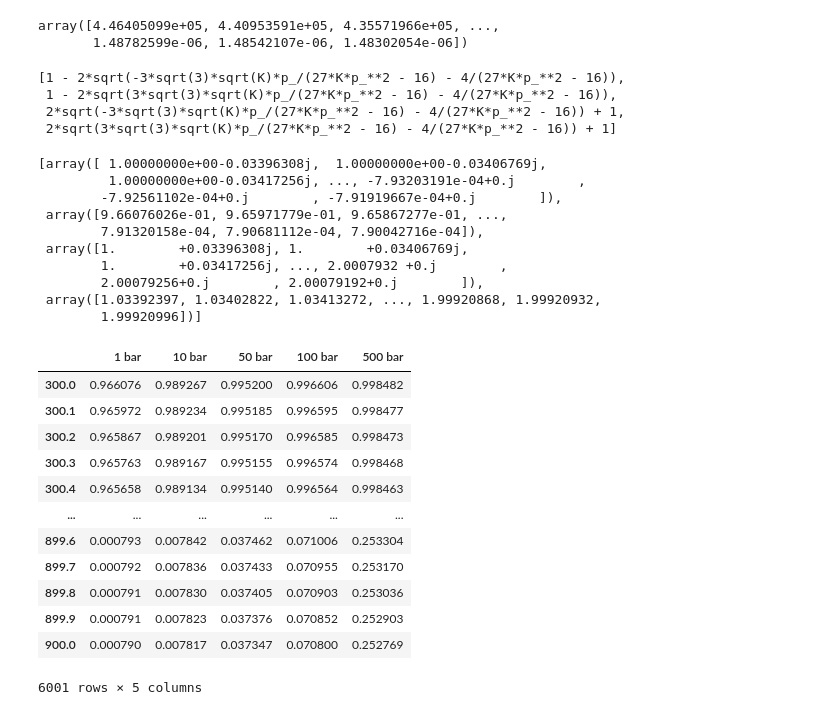
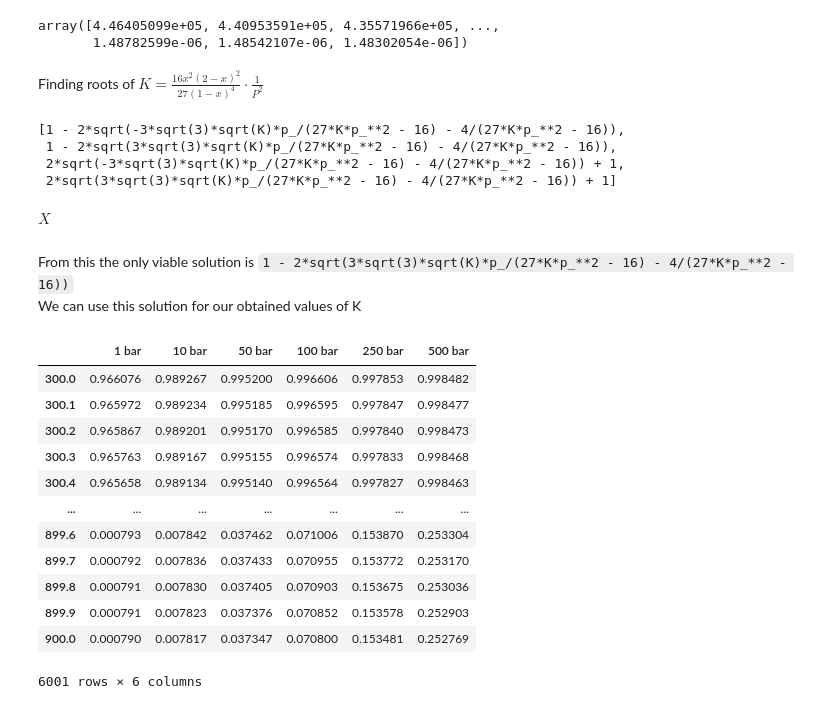
Before and after one commit to abhirup-roy/thermo, a Jupyter notebook: haber_eqbm_conv.ipynb, the cells around one changed output. Drawn from its saved outputs; the diff is of its cells as text; code cells hidden in the pictures.

```diff
--- a/haber_eqbm_conv.ipynb
+++ b/haber_eqbm_conv.ipynb
@@ -145,7 +161,7 @@ K (>500K): exp(0.120279047389945*(-2.6977935e-9*Tf**4 + 1.88172976666667e-5*Tf**
 # %%
 # Declaring temperature and pressure ranges
-T_vals = [i / 10.0 for i in range(3000, 9001, 1)]
-P = np.array([1, 10, 50, 100, 500]) # Pressures in Ba
+T_vals = np.linspace(300,900, 6001) # K
+P = np.array([1, 10, 50, 100, 250, 500]) # Ba
 
 
 K = list()
@@ -160,6 +176,8 @@ K
 # %% [output]
 array([4.46405099e+05, 4.40953591e+05, 4.35571966e+05, ...,
        1.48782599e-06, 1.48542107e-06, 1.48302054e-06])
+# %% [markdown]
+Finding roots of $ K = \frac{16x^2(2-x)^2}{27(1-x)^4}\cdot\frac{1}{P^2}$
 # %%
 # Solving conversion expression
 K_, P_, X_ = sym.symbols("K p_ X")
@@ -175,7 +193,7 @@ sols
 # Testing solutions for 1 bar
 p_ = P[0]
 
-X_  = [
+X  = [
     1 - 2*np.emath.sqrt(-3*np.emath.sqrt(3)*np.emath.sqrt(K)*p_/(27*K*p_**2 - 16) - 4/(27*K*p_**2 - 16)),
     1 - 2*np.emath.sqrt(3*np.emath.sqrt(3)*np.emath.sqrt(K)*p_/(27*K*p_**2 - 16) - 4/(27*K*p_**2 - 16)), #only real and viable solution
     2*np.emath.sqrt(-3*np.emath.sqrt(3)*np.emath.sqrt(K)*p_/(27*K*p_**2 - 16) - 4/(27*K*p_**2 - 16)) + 1,
@@ -184,42 +202,36 @@ X_  = [
 
 X_
 # %% [output]
-[array([ 1.00000000e+00-0.03396308j,  1.00000000e+00-0.03406769j,
-         1.00000000e+00-0.03417256j, ..., -7.93203191e-04+0.j        ,
-        -7.92561102e-04+0.j        , -7.91919667e-04+0.j        ]),
- array([9.66076026e-01, 9.65971779e-01, 9.65867277e-01, ...,
-        7.91320158e-04, 7.90681112e-04, 7.90042716e-04]),
- array([1.        +0.03396308j, 1.        +0.03406769j,
-        1.        +0.03417256j, ..., 2.0007932 +0.j        ,
-        2.00079256+0.j        , 2.00079192+0.j        ]),
- array([1.03392397, 1.03402822, 1.03413272, ..., 1.99920868, 1.99920932,
-        1.99920996])]
+$\displaystyle X$
+# %% [markdown]
+From this the only viable solution is `1 - 2*sqrt(3*sqrt(3)*sqrt(K)*p_/(27*K*p_**2 - 16) - 4/(27*K*p_**2 - 16))`
+We can use this solution for our obtained values of K
 # %%
 # using viable calculation for calculating final conversion
 x = [1 - 2*np.sqrt(3*np.sqrt(3)*np.sqrt(K)*p/(27*K*p**2 - 16) - 4/(27*K*p**2 - 16)) for p in P]
 
 
-df = (
+df_ideal = (
     pd.DataFrame(x)
     .transpose()
 )
 
-df.index = T_vals
-df.rename_axis("Temperature")
-df.columns = ["1 bar", "10 bar", "50 bar", "100 bar", "500 bar"]
+df_ideal.index = T_vals
+df_ideal.rename_axis("Temperature")
+df_ideal.columns = ["1 bar", "10 bar", "50 bar", "100 bar", "250 bar", "500 bar"]
 
-df
+df_ideal
 # %% [output]
-|  | 1 bar | 10 bar | 50 bar | 100 bar | 500 bar |
-| 300.0 | 0.966076 | 0.989267 | 0.995200 | 0.996606 | 0.998482 |
-| 300.1 | 0.965972 | 0.989234 | 0.995185 | 0.996595 | 0.998477 |
-| 300.2 | 0.965867 | 0.989201 | 0.995170 | 0.996585 | 0.998473 |
-| 300.3 | 0.965763 | 0.989167 | 0.995155 | 0.996574 | 0.998468 |
-| 300.4 | 0.965658 | 0.989134 | 0.995140 | 0.996564 | 0.998463 |
-| ... | ... | ... | ... | ... | ... |
-| 899.6 | 0.000793 | 0.007842 | 0.037462 | 0.071006 | 0.253304 |
-| 899.7 | 0.000792 | 0.007836 | 0.037433 | 0.070955 | 0.253170 |
-| 899.8 | 0.000791 | 0.007830 | 0.037405 | 0.070903 | 0.253036 |
-| 899.9 | 0.000791 | 0.007823 | 0.037376 | 0.070852 | 0.252903 |
-| 900.0 | 0.000790 | 0.007817 | 0.037347 | 0.070800 | 0.252769 |
+|  | 1 bar | 10 bar | 50 bar | 100 bar | 250 bar | 500 bar |
+| 300.0 | 0.966076 | 0.989267 | 0.995200 | 0.996606 | 0.997853 | 0.998482 |
+| 300.1 | 0.965972 | 0.989234 | 0.995185 | 0.996595 | 0.997847 | 0.998477 |
+| 300.2 | 0.965867 | 0.989201 | 0.995170 | 0.996585 | 0.997840 | 0.998473 |
+| 300.3 | 0.965763 | 0.989167 | 0.995155 | 0.996574 | 0.997833 | 0.998468 |
+| 300.4 | 0.965658 | 0.989134 | 0.995140 | 0.996564 | 0.997827 | 0.998463 |
+| ... | ... | ... | ... | ... | ... | ... |
+| 899.6 | 0.000793 | 0.007842 | 0.037462 | 0.071006 | 0.153870 | 0.253304 |
+| 899.7 | 0.000792 | 0.007836 | 0.037433 | 0.070955 | 0.153772 | 0.253170 |
+| 899.8 | 0.000791 | 0.007830 | 0.037405 | 0.070903 | 0.153675 | 0.253036 |
+| 899.9 | 0.000791 | 0.007823 | 0.037376 | 0.070852 | 0.153578 | 0.252903 |
+| 900.0 | 0.000790 | 0.007817 | 0.037347 | 0.070800 | 0.153481 | 0.252769 |
-6001 rows × 5 columns
+6001 rows × 6 columns
```
Also changed, not shown: parts of 18 cells of this notebook, 1 other file.
